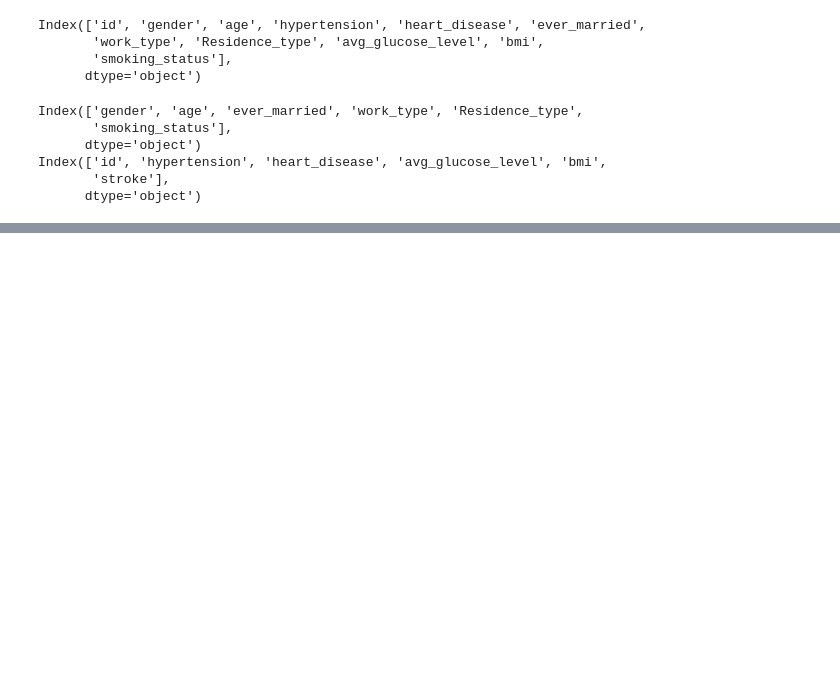
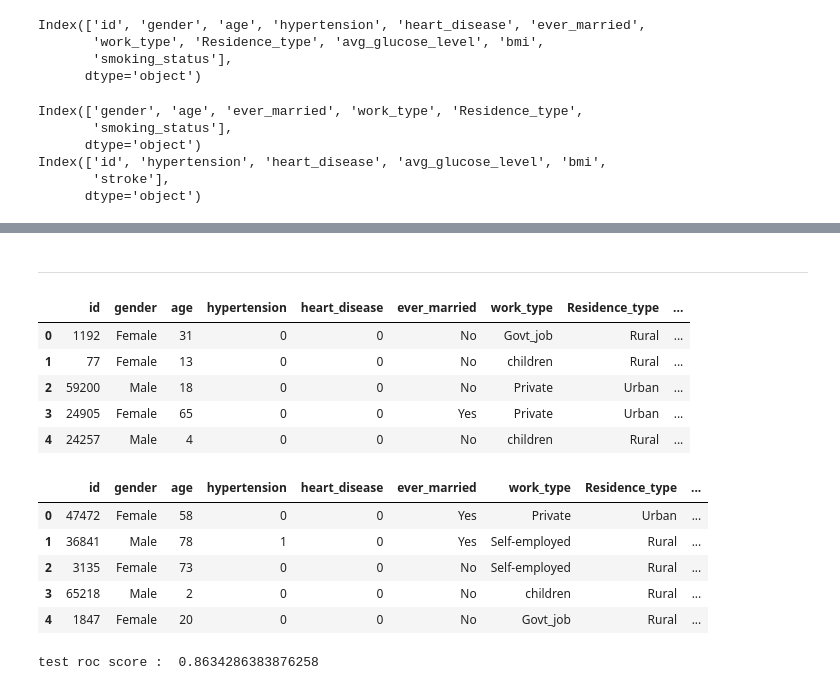
Before and after one commit to heyggun/bigdata_analysis_test, a Jupyter notebook: DataManim_모의2.ipynb, the cells around one changed output, grey strips where cells are left out. Saved outputs shown, nothing was run; the diff lists cells and outputs as text; code cells hidden in the pictures; blank space fills up the shorter version.

```diff
--- a/DataManim_모의2.ipynb
+++ b/DataManim_모의2.ipynb
@@ -342,0 +468,60 @@ def Standard_Scaler(df):
+# %% [markdown]
+-------------------------------------------------
+# %%
+import pandas as pd
+train= pd.read_csv('https://raw.githubusercontent.com/Datamanim/datarepo/main/stroke_/train.csv')
+test= pd.read_csv('https://raw.githubusercontent.com/Datamanim/datarepo/main/stroke_/test.csv')
+
+display(train.head())
+display(test.head())
+
+
+
+from sklearn.model_selection import train_test_split
+from sklearn.metrics import roc_auc_score,classification_report
+from sklearn.ensemble import RandomForestClassifier
+
+
+# 전처리
+
+train['age'] =train['age'].str.replace('*','').astype('int')
+train['bmi'] = train['bmi'].fillna(train['bmi'].mean())
+test['bmi'] = test['bmi'].fillna(test['bmi'].mean())
+x = train.drop(columns =['id','stroke'])
+xd = pd.get_dummies(x)
+y = train['stroke']
+
+
+#학습
+
+x_train,x_test,y_train,y_test = train_test_split(xd,y,stratify =y ,random_state=1)
+rf = RandomForestClassifier()
+rf.fit(x_train,y_train)
+pred = rf.predict_proba(x_test)
+print('test roc score : ',roc_auc_score(y_test,pred[:,1]))
+
+
+# one-hot encoding시 train셋에만 존재하는 컬럼이 존재
+
+test_preprocessing =pd.get_dummies(test.drop(columns=['id']))
+test_preprocessing[list(set(x_train.columns) -set(test_preprocessing))] =0
+test_preprocessing =test_preprocessing[x_train.columns]
+test_pred = rf.predict_proba(test_preprocessing)
+
+# 아래 코드 예측변수와 수험번호를 개인별로 변경하여 활용
+# pd.DataFrame({'id': test.id, 'stroke': pred}).to_csv('003000000.csv', index=False)
+datamanim_pred = pd.DataFrame({'id': test.id, 'stroke': test_pred[:,1]})
+# %% [output]
+|  | id | gender | age | hypertension | heart_disease | ever_married | work_type | Residence_type | ... |
+| 0 | 1192 | Female | 31 | 0 | 0 | No | Govt_job | Rural | ... |
+| 1 | 77 | Female | 13 | 0 | 0 | No | children | Rural | ... |
+| 2 | 59200 | Male | 18 | 0 | 0 | No | Private | Urban | ... |
+| 3 | 24905 | Female | 65 | 0 | 0 | Yes | Private | Urban | ... |
+| 4 | 24257 | Male | 4 | 0 | 0 | No | children | Rural | ... |
+|  | id | gender | age | hypertension | heart_disease | ever_married | work_type | Residence_type | ... |
+| 0 | 47472 | Female | 58 | 0 | 0 | Yes | Private | Urban | ... |
+| 1 | 36841 | Male | 78 | 1 | 0 | Yes | Self-employed | Rural | ... |
+| 2 | 3135 | Female | 73 | 0 | 0 | No | Self-employed | Rural | ... |
+| 3 | 65218 | Male | 2 | 0 | 0 | No | children | Rural | ... |
+| 4 | 1847 | Female | 20 | 0 | 0 | No | Govt_job | Rural | ... |
+test roc score :  0.8634286383876258
```
Also changed, not shown: parts of 20 cells of this notebook.
